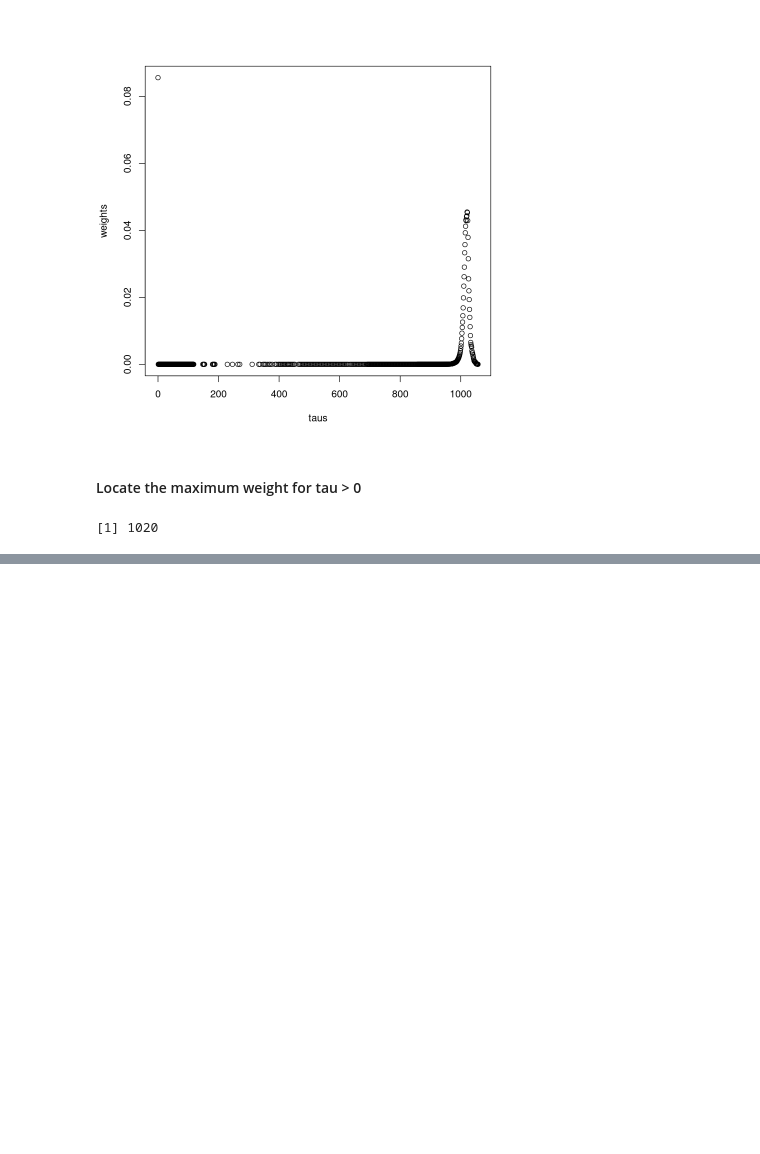
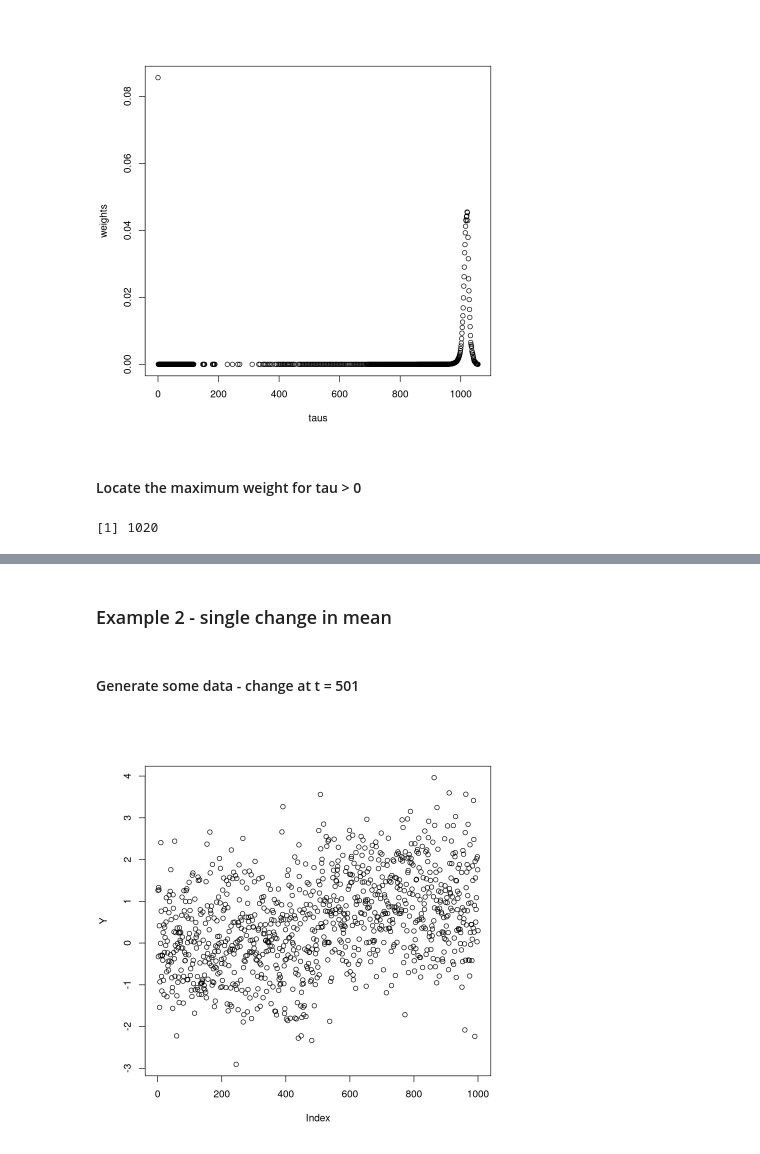
Before and after one commit to grosed/bagel, a Jupyter notebook: notebooks/README.ipynb, the cells around one changed output, grey strips where cells are left out. Saved outputs shown, nothing was run; the diff lists cells and outputs as text; code cells hidden in the pictures; blank space fills up the shorter version.

```diff
--- a/notebooks/README.ipynb
+++ b/notebooks/README.ipynb
@@ -195,0 +273,10 @@ taus[which.max(weights[-1])]
+# %% [markdown]
+### Example 2 - single change in mean
+# %% [markdown]
+#### Generate some data - change at t = 501
+# %%
+set.seed(0)
+Y <- c(rnorm(500,0,1),rnorm(500,1,1))
+plot(Y)
+# %% [output]
+[figure, added]
```
Also changed, not shown: parts of 34 cells of this notebook.
